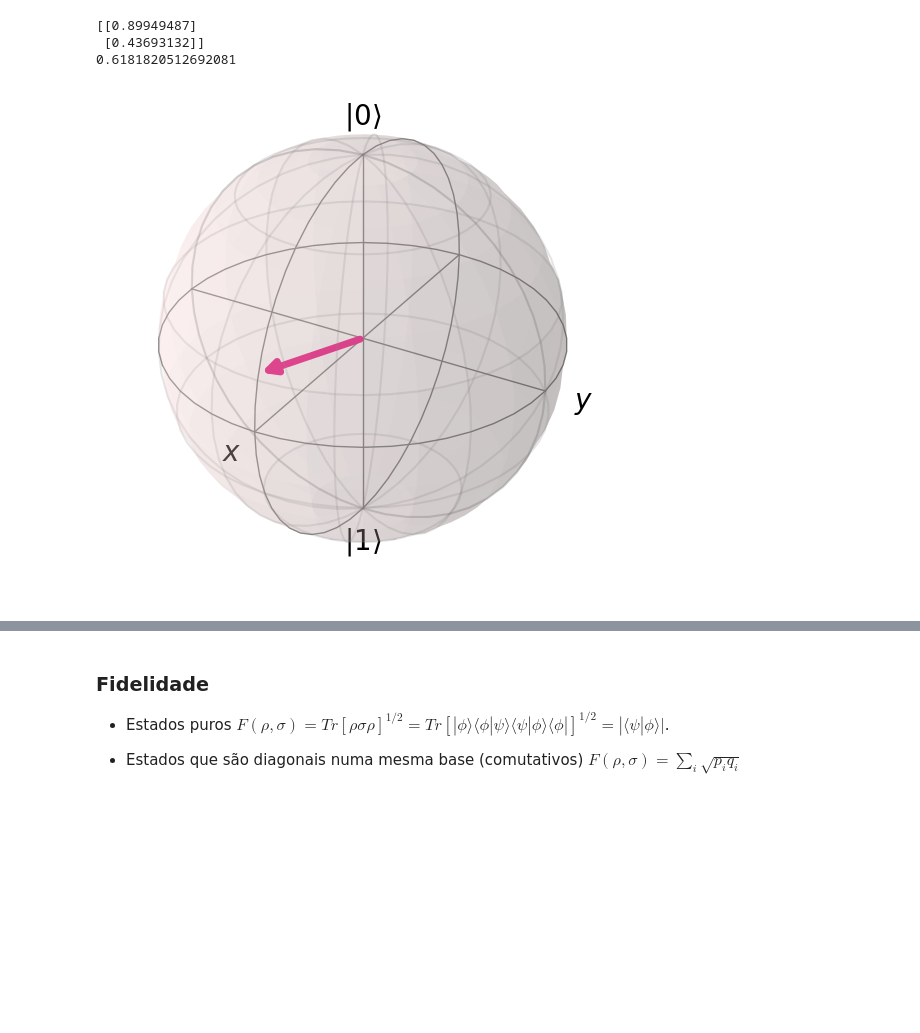
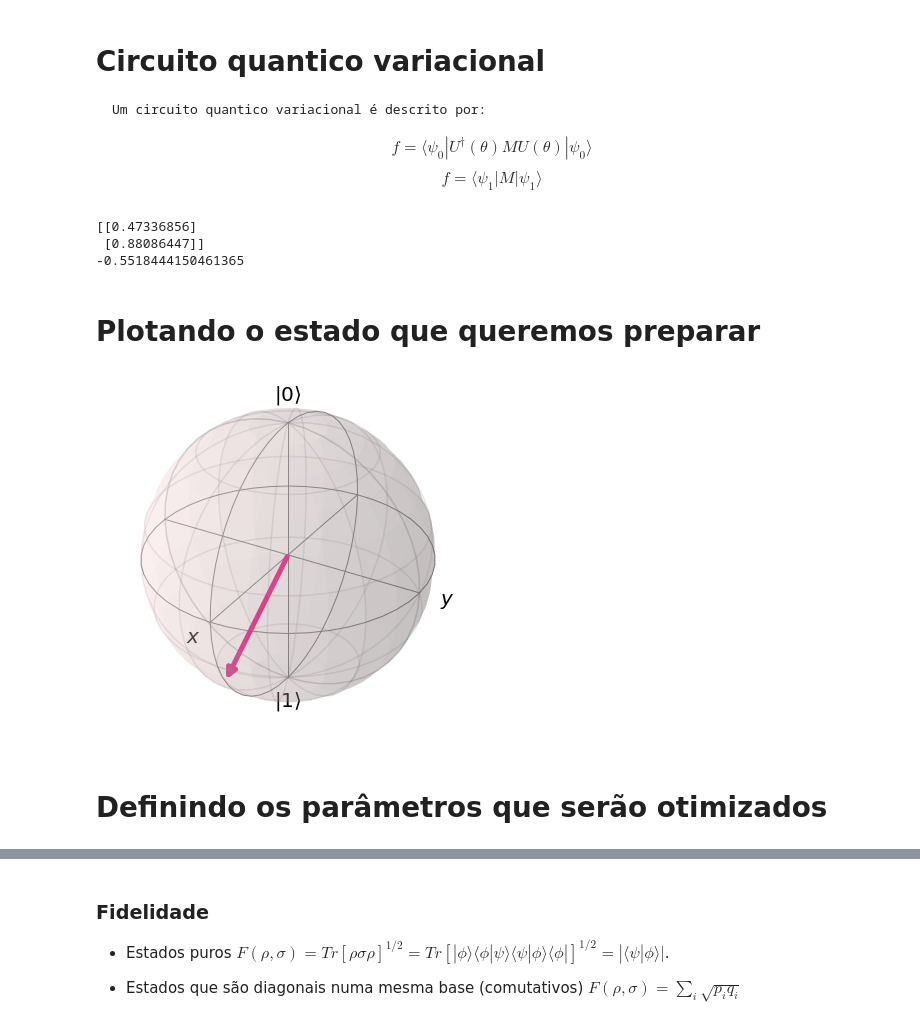
Before and after one commit to SchultzVV/Qiskit, a Jupyter notebook: Conteúdo/VQA.ipynb, the cells around one changed output, grey strips where cells are left out. Drawn from its saved outputs; the diff is of its cells as text; code cells hidden in the pictures; blank space fills up the shorter version.

```diff
--- a/Conteúdo/VQA.ipynb
+++ b/Conteúdo/VQA.ipynb
@@ -20,24 +13,34 @@ def inner_product(v,w):
+# %% [markdown]
+# Circuito quantico variacional
+
+    Um circuito quantico variacional é descrito por:
+
+$$f = \langle\psi_0|U^\dagger(\theta)M U(\theta)|\psi_0\rangle
+$$
+$$ f = \langle\psi_1|M|\psi_1\rangle
+$$
 # %%
 # gerando os estados aleatórios
 c0 = np.random.rand()**0.5
 c1 = (1.0 - c0**2)**0.5
 target_state = np.array([[c0],[c1]])
 theta = 2*np.arccos(c0)
+target_expectedValue = np.cos(theta)
+
 print(target_state)
-target_expectedValue = np.cos(theta)
 print(target_expectedValue)
 # %% [output]
-[[0.89949487]
- [0.43693132]]
-0.6181820512692081
+[[0.47336856]
+ [0.88086447]]
+-0.5518444150461365
+# %% [markdown]
+# Plotando o estado que queremos preparar
 # %%
-theta = 2*np.arccos(c0)
-target_expectedValue = np.cos(theta)
-print(target_expectedValue)
 phi = 0
 coords = [theta, phi, 1]
-
 plot_bloch_vector_spherical(coords)
 # %% [output]
-[figure, old version]
+[figure, new version]
+# %% [markdown]
+# Definindo os parâmetros que serão otimizados
 # %%
```
Also changed, not shown: parts of 20 cells of this notebook, 11 other files.
